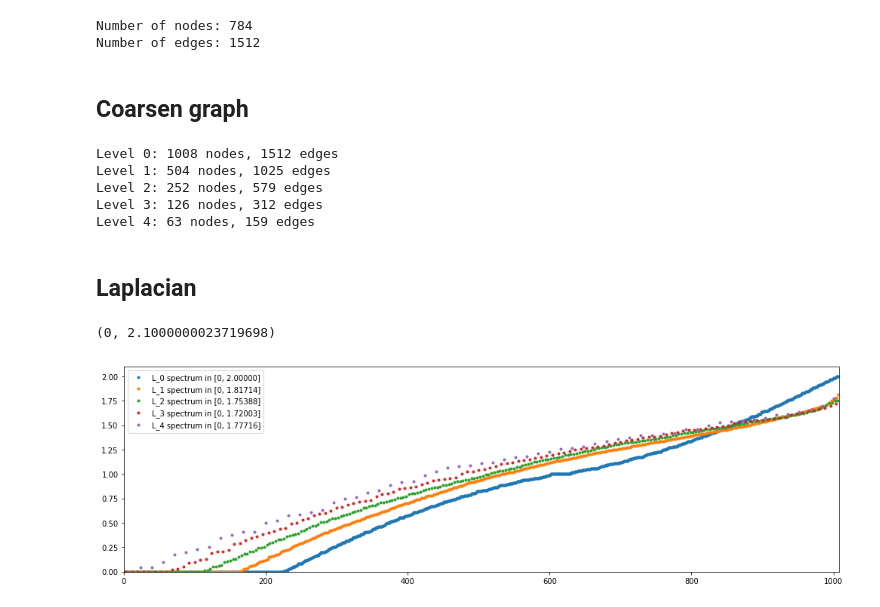
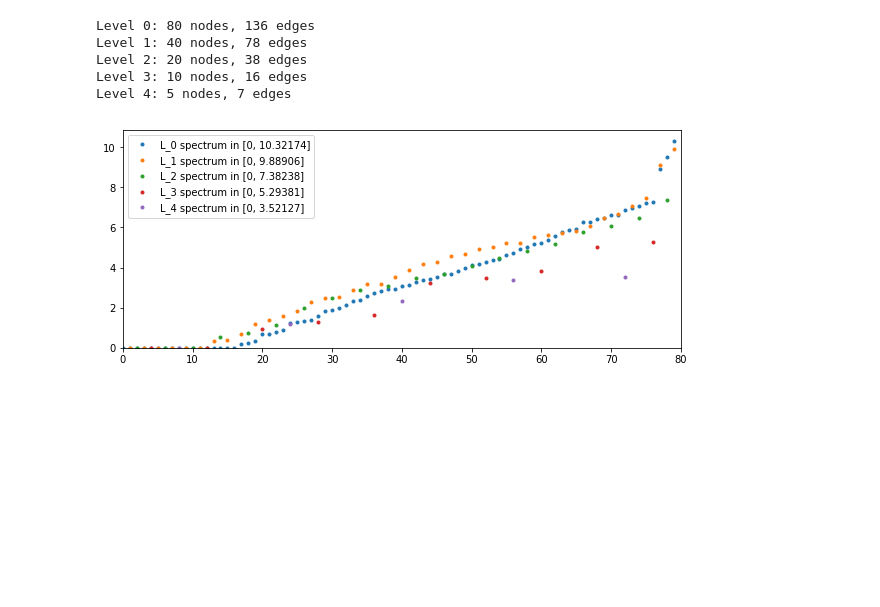
Before and after one commit to rusty1s/embedded_gcnn, a Jupyter notebook: notebooks/spectrum.ipynb, the cells around one changed output. Saved outputs shown, nothing was run; the diff lists cells and outputs as text; code cells hidden in the pictures; blank space fills up the shorter version.

Commit message:
added spectrum for all datasets

```diff
--- a/notebooks/spectrum.ipynb
+++ b/notebooks/spectrum.ipynb
@@ -1,18 +10,21 @@
 # %%
-import sys, os
-sys.path.insert(0, '..')
+import numpy as np
+import scipy.sparse as sp
 
-import numpy as np
-import matplotlib.pyplot as plt
+from lib.segmentation import segmentation_adjacency
+from lib.graph import coarsen_adj
 
-from lib.graph.adjacency import grid_adj, normalize_adj, invert_adj
-from lib.graph.coarsening import coarsen_adj
-from lib.graph.laplacian import laplacian
+def plot_laplacians(image, segmentation_algorithm):
+    segmentation = segmentation_algorithm(image)
+    adj, points, mass = segmentation_adjacency(segmentation)
 
-%matplotlib inline
+    adjs, _, _ = coarsen_adj(adj, points, mass, levels=4)
 
-def plot_laplacians(laps):
-    plt.figure(figsize=(17, 5))
+    for i in range(5):
+        print('Level {}:'.format(i), adjs[i].shape[0], 'nodes,', adjs[i].nnz // 2, 'edges')
+
+    laps = [sp.csgraph.laplacian(adj) for adj in adjs]
+
     for i, lap in enumerate(laps):
         lamb, U = np.linalg.eig(lap.toarray())
         perm = lamb.argsort()
@@ -27,0 +42,6 @@ def plot_laplacians(laps):
+# %%
+from lib.datasets import MNIST, Cifar10, PascalVOC
+
+mnist = MNIST('../data/mnist').test.next_batch(1, shuffle=False)[0][0]
+cifar_10 = Cifar10('../data/cifar_10').test.next_batch(2, shuffle=False)[0][1]
+pascal_voc = PascalVOC('../test_data').test.next_batch(3, shuffle=False)[0][2]
@@ -30,32 +58,11 @@ def plot_laplacians(laps):
-# %%
-adj = grid_adj((28, 28))
-adj = normalize_adj(adj)
-adj = invert_adj(adj)
-print('Number of nodes:', adj.shape[0])
-print('Number of edges:', adj.nnz // 2)
-# %% [output]
-Number of nodes: 784
-Number of edges: 1512
-# %% [markdown]
-## Coarsen graph
-# %%
-LEVELS = 4
-adjs, _ = coarsen_adj(adj, LEVELS)
-for i in range(LEVELS + 1):
-    print('Level {}:'.format(i), adjs[i].shape[0], 'nodes,', adjs[i].nnz // 2, 'edges')
-# %% [output]
-Level 0: 1008 nodes, 1512 edges
-Level 1: 504 nodes, 1025 edges
-Level 2: 252 nodes, 579 edges
-Level 3: 126 nodes, 312 edges
-Level 4: 63 nodes, 159 edges
-# %% [markdown]
-## Laplacian
-# %%
-NORMALIZED = True
-laps = [laplacian(A, NORMALIZED) for A in adjs]
-
-plot_laplacians(laps)
-# %% [output]
-(0, 2.1000000023719698)
-[figure, removed]
+# %%
+slic = slic_fixed(num_segments=100, compactness=5, max_iterations=10, sigma=0)
+plt.rcParams['figure.figsize'] = (10, 4)
+plot_laplacians(mnist, slic)
+# %% [output]
+Level 0: 80 nodes, 136 edges
+Level 1: 40 nodes, 78 edges
+Level 2: 20 nodes, 38 edges
+Level 3: 10 nodes, 16 edges
+Level 4: 5 nodes, 7 edges
+[figure, added]
```
Also changed, not shown: parts of 16 cells of this notebook.
